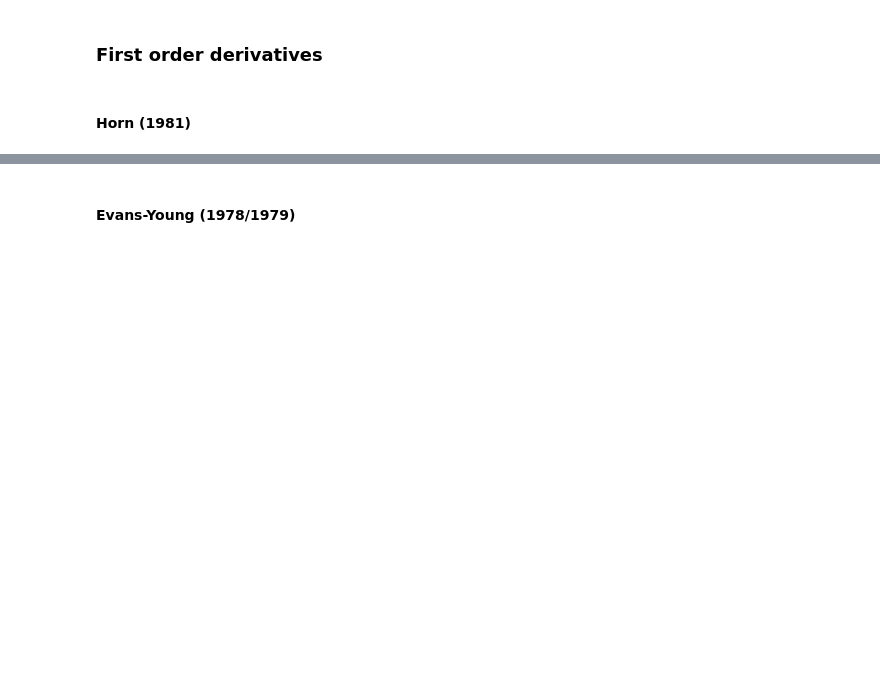
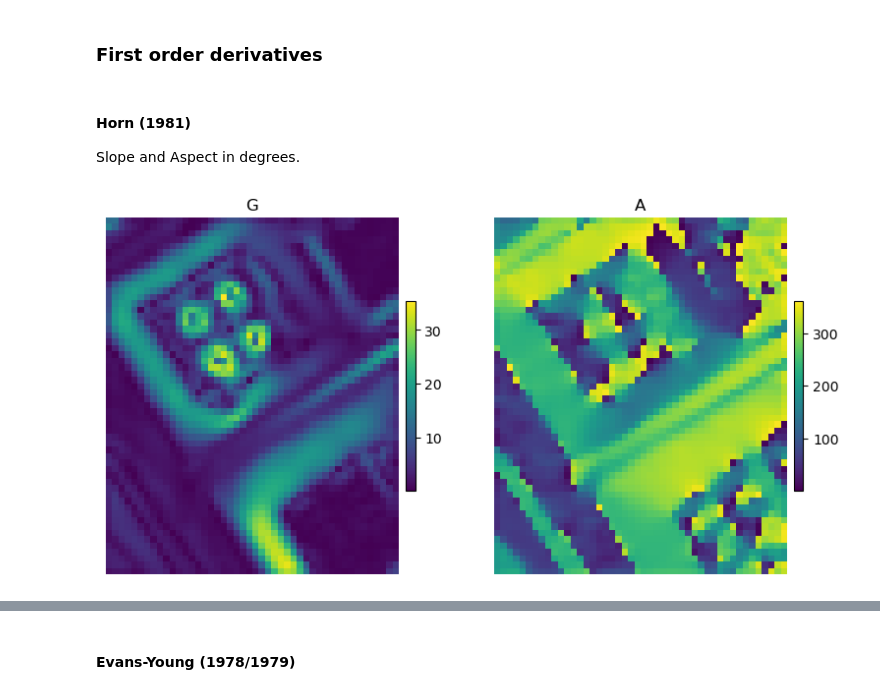
Before and after one commit to GispoCoding/eis_toolkit, a Jupyter notebook: notebooks/testing_surface_attributes.ipynb, the cells around one changed output, grey strips where cells are left out. Saved outputs shown, nothing was run; the diff lists cells and outputs as text; code cells hidden in the pictures; blank space fills up the shorter version.

```diff
--- a/notebooks/testing_surface_attributes.ipynb
+++ b/notebooks/testing_surface_attributes.ipynb
@@ -80,3 +111,22 @@ def export_raster(array, name, meta=None, export=True, path=results_path):
 ### First order derivatives
 # %% [markdown]
 #### Horn (1981)
+Slope and Aspect in degrees.
+# %%
+# Calculation of slope and aspect in degrees
+gradient = first_order(raster, parameters=["G", "A"], slope_gradient_unit="degrees", slope_direction_unit="degrees")
+
+slope = gradient["G"][0]
+#slope = nodata_to_nan(slope, nodata_replacement)
+
+aspect = gradient["A"][0]
+#aspect = nodata_to_nan(aspect, nodata_replacement)
+
+plots_side_by_side(5, 5, ("G", nodata_to_nan(slope, nodata_replacement)), ("A", nodata_to_nan(aspect, nodata_replacement)))
+
+# Export
+export = False
+export_raster(slope, f"horn_{results_basename}_G", gradient["G"][1], export=export)
+export_raster(aspect, f"horn_{results_basename}_A", gradient["A"][1], export=export)
+# %% [output]
+[figure, added]
```
Also changed, not shown: parts of 25 cells of this notebook, 8 other files.
